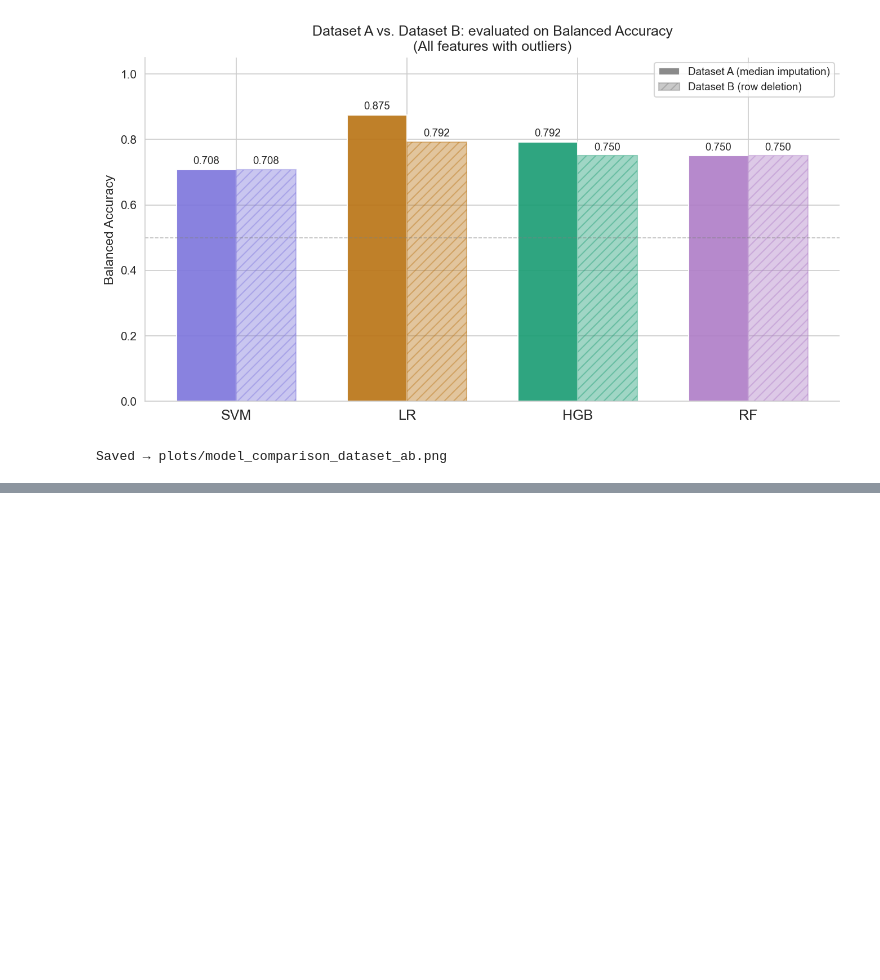
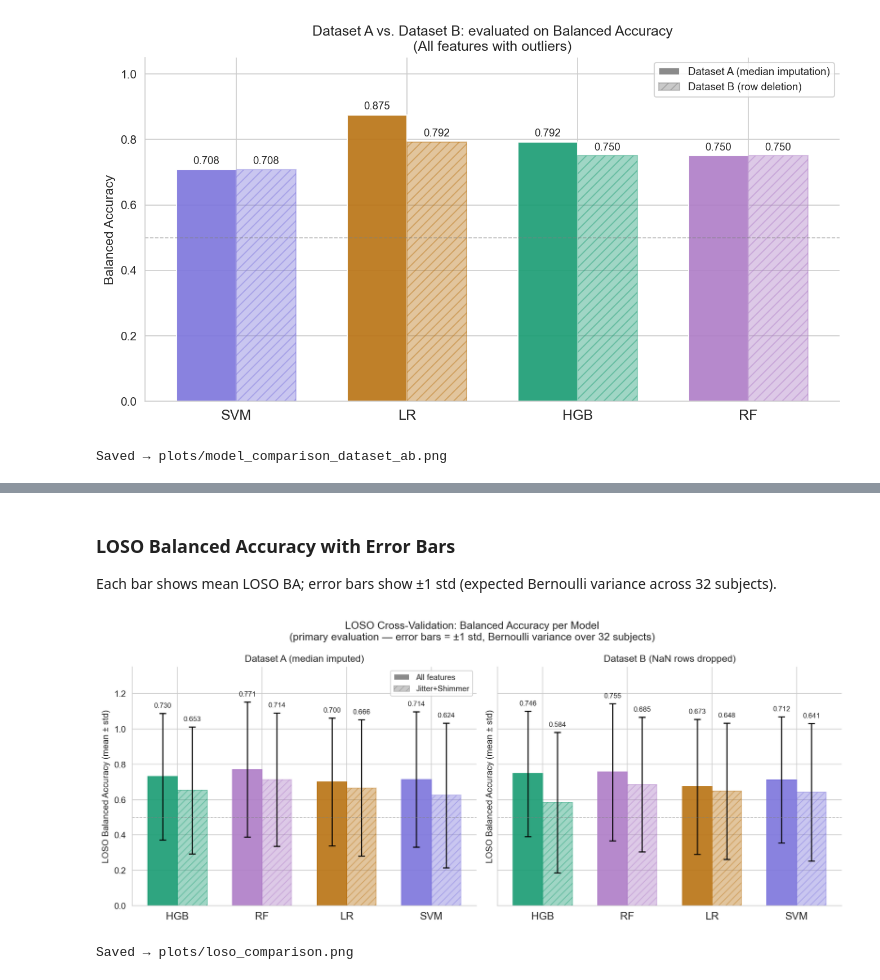
Before and after one commit to nataliia-stempkovska/FoDS-Parkinson, a Jupyter notebook: models/model_comparison.ipynb, the cells around one changed output, grey strips where cells are left out. Cells and saved outputs as stored; diff of their text form; code cells hidden in the pictures; blank space fills up the shorter version.

Commit message:
loso and shap and outlier impact analysis

```diff
--- a/models/model_comparison.ipynb
+++ b/models/model_comparison.ipynb
@@ -389,0 +487,63 @@ Saved → plots/model_comparison_dataset_ab.png
+# %% [markdown]
+### LOSO Balanced Accuracy with Error Bars
+
+Each bar shows mean LOSO BA; error bars show ±1 std (expected Bernoulli variance across 32 subjects).
+# %%
+model_order_loso = ["HGB", "RF", "LR", "SVM"]   # descending All-feature mean BA on Ds A
+feat_colors = {"All": 0.92, "JS": 0.42}
+feat_hatch  = {"All": "",   "JS": "///"}
+
+x = np.arange(len(model_order_loso))
+width = 0.35
+
+fig, axes = plt.subplots(1, 2, figsize=(12, 5), sharey=True)
+
+for ax, ds in zip(axes, ["A", "B"]):
+    df_ds = df_loso[df_loso["Dataset"] == ds]
+
+    for j, feat in enumerate(["All", "JS"]):
+        df_f = df_ds[df_ds["Features"] == feat].set_index("Model")
+        means = [df_f.loc[m, "BA_mean"] if m in df_f.index else np.nan for m in model_order_loso]
+        stds  = [df_f.loc[m, "BA_std"]  if m in df_f.index else np.nan for m in model_order_loso]
+        offset = (j - 0.5) * width
+
+        bars = ax.bar(
+            x + offset, means, width,
+            color=[PALETTE[m] for m in model_order_loso],
+            alpha=feat_colors[feat],
+            hatch=feat_hatch[feat],
+            edgecolor=[PALETTE[m] for m in model_order_loso],
+            label=f"{'All features' if feat == 'All' else 'Jitter+Shimmer'}",
+        )
+        ax.errorbar(
+            x + offset, means, yerr=stds,
+            fmt="none", color="black", capsize=4, linewidth=1.2, capthick=1.2,
+        )
+        for xi, (m_, ba) in enumerate(zip(model_order_loso, means)):
+            if not np.isnan(ba):
+                ax.text(xi + offset, ba + stds[xi] + 0.025, f"{ba:.3f}",
+                        ha="center", va="bottom", fontsize=8)
+
+    ax.set_xticks(x)
+    ax.set_xticklabels(model_order_loso, fontsize=12)
+    ax.set_ylim(0, 1.35)
+    ax.set_title(f"Dataset {'A (median imputed)' if ds == 'A' else 'B (NaN rows dropped)'}", fontsize=11)
+    ax.set_ylabel("LOSO Balanced Accuracy (mean ± std)", fontsize=10)
+    ax.axhline(0.5, color="grey", linestyle="--", linewidth=0.8, alpha=0.5)
+    ax.spines[["top", "right"]].set_visible(False)
+    if ds == "A":
+        patch_all = mpatches.Patch(facecolor="grey", alpha=0.92, label="All features")
+        patch_js  = mpatches.Patch(facecolor="grey", alpha=0.42, hatch="///",
+                                   edgecolor="grey", label="Jitter+Shimmer")
+        ax.legend(handles=[patch_all, patch_js], fontsize=9)
+
+fig.suptitle("LOSO Cross-Validation: Balanced Accuracy per Model\n"
+             "(primary evaluation — error bars = ±1 std, Bernoulli variance over 32 subjects)",
+             fontsize=12)
+plt.tight_layout()
+plt.savefig(PLOTS_DIR / "loso_comparison.png", dpi=200, bbox_inches="tight")
+plt.show()
+print(f"Saved → {PLOTS_DIR / 'loso_comparison.png'}")
+# %% [output]
+[figure, added]
+Saved → plots/loso_comparison.png
```
Also changed, not shown: parts of 9 cells of this notebook, 25 other files.
